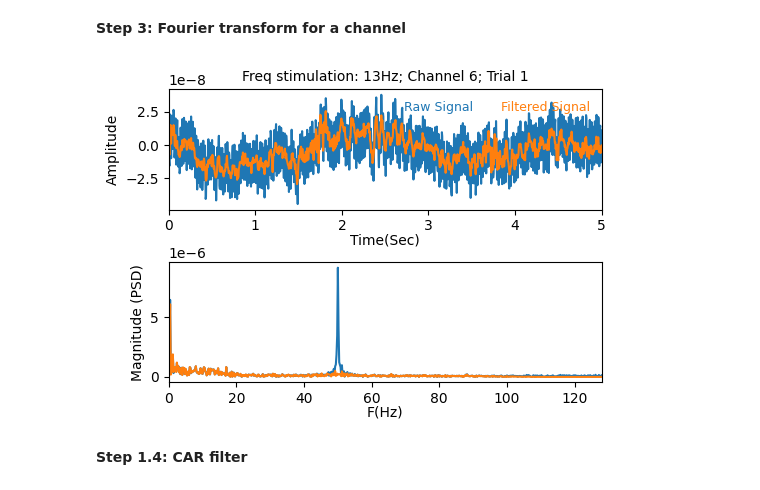
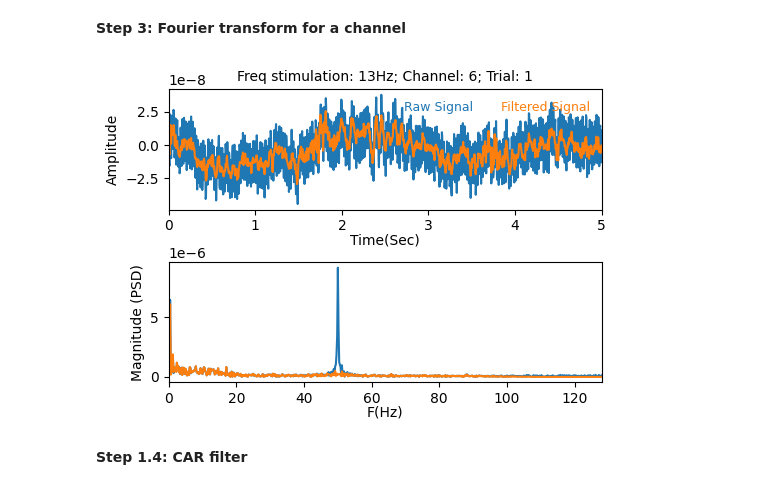
Before and after one commit to RezaSaadatyar/SSVEP-based-EEG-signal-processing, a Jupyter notebook: Code/Python/SSVEP.ipynb, the cells around one changed output. Saved outputs shown, nothing was run; the diff lists cells and outputs as text; code cells hidden in the pictures.

```diff
--- a/Code/Python/SSVEP.ipynb
+++ b/Code/Python/SSVEP.ipynb
@@ -188,11 +188,11 @@ Plot_data.plot_data(filtered_data[:, :, max(0, trial - 1)], fs, channels_name, f
 # %%
 trial = 0              # Define trial number (trial 1 in Python index starts from 0, so trial 1 means index 0)
 channel = 6            # Define channel (trial 1 in Python index starts from 0, so channel 1 means index 0)
 
-title = f"Freq stimulation: {13}Hz; Channel {max(1, channel)}; Trial {max(1, trial)}"
+title = f"Freq stimulation: {13}Hz; Channel: {max(1, channel)}; Trial: {max(1, trial)}"
 FFT.fft_analysis(data1, filtered_data, fs, channel, trial, title, size_fig=[5, 3.5])
 # %% [output]
-[figure, old version]
+[figure, new version]
 # %% [markdown]
 **Step 1.4: CAR filter**
 # %%
```
Also changed, not shown: parts of 5 cells of this notebook.
